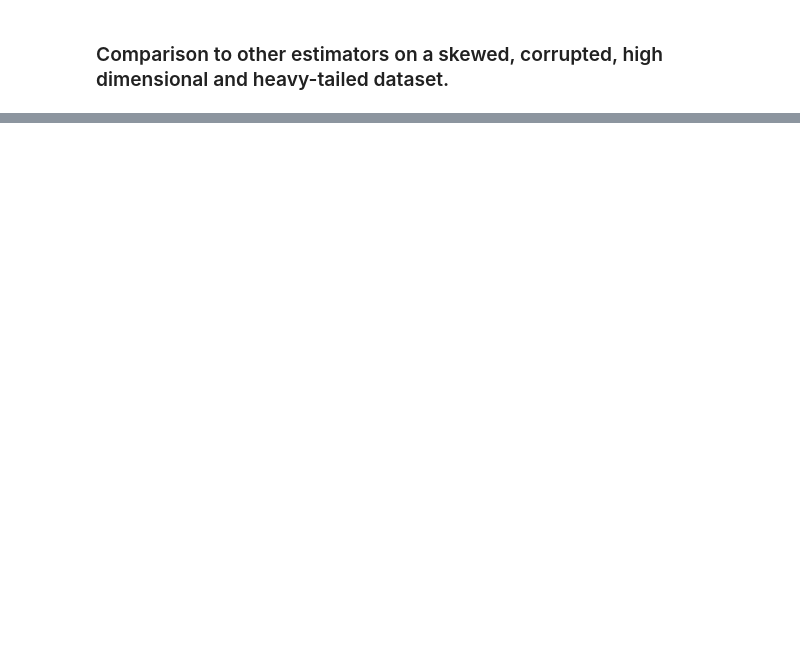
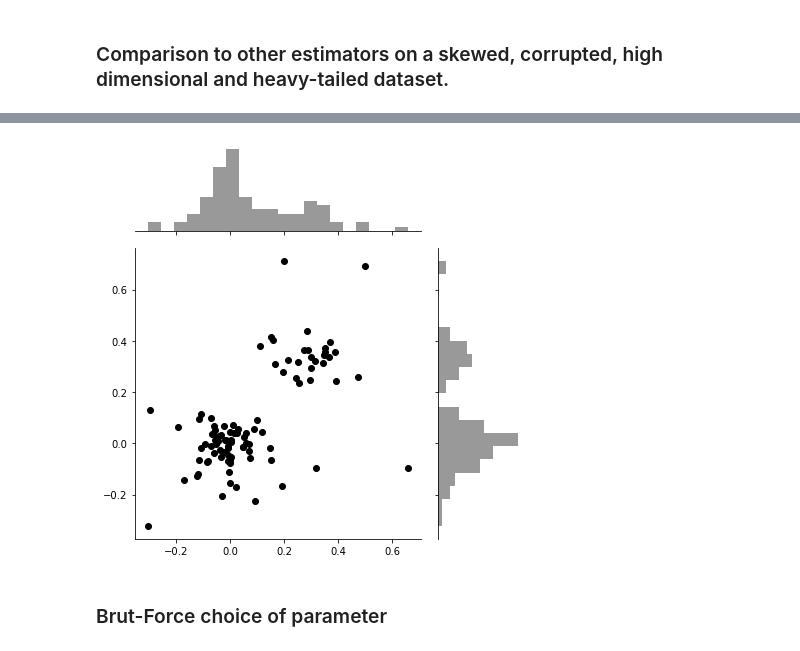
Before and after one commit to TimotheeMathieu/RobustMeanEstimator, a Jupyter notebook: Examples from the article.ipynb, the cells around one changed output, grey strips where cells are left out. Saved outputs shown, nothing was run; the diff lists cells and outputs as text; code cells hidden in the pictures; blank space fills up the shorter version.

```diff
--- a/Examples from the article.ipynb
+++ b/Examples from the article.ipynb
@@ -145,3 +171,10 @@ g.plot_joint(plt.scatter, c="orange", s=30, linewidth=1, marker="+")
+# %%
+g = sns.jointplot(M[:-6,0],M[:-6,1],ratio = 3,marginal_kws=dict(bins=20), color='k')
+plt.savefig('dataset6_zoomed.pdf')
+# %% [output]
+[figure, added]
+# %% [markdown]
+### Brut-Force choice of parameter
 # %%
 res=[]
 Ds = np.logspace(-3,3, num=200)
```
Also changed, not shown: parts of 20 cells of this notebook, 1 other file.
